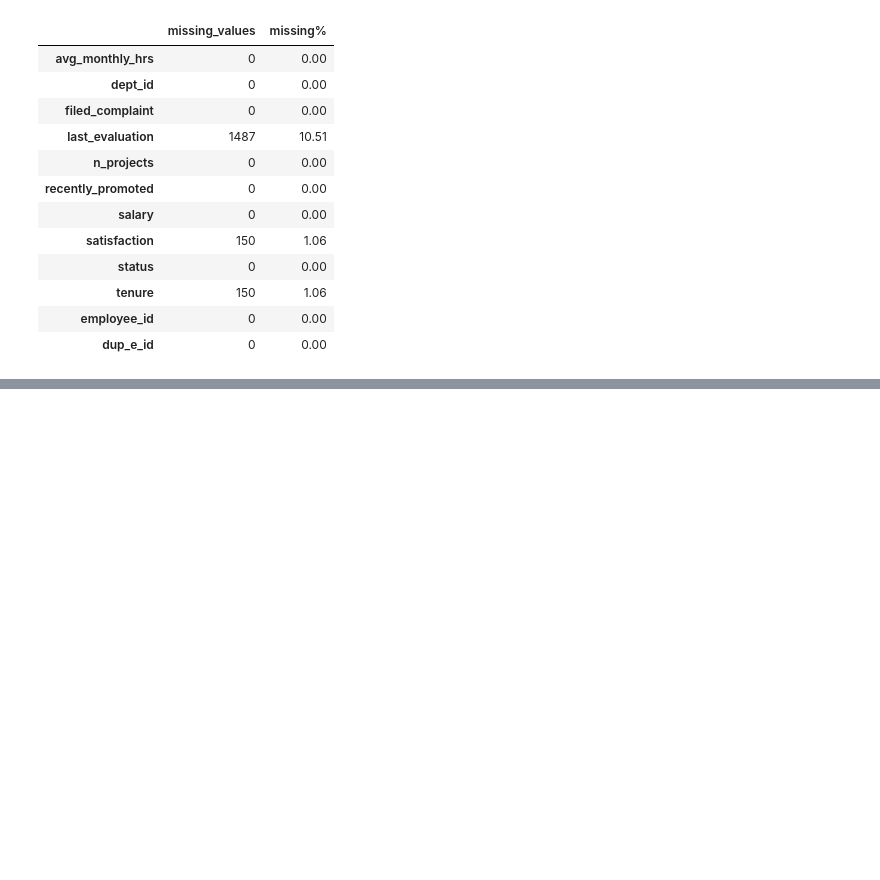
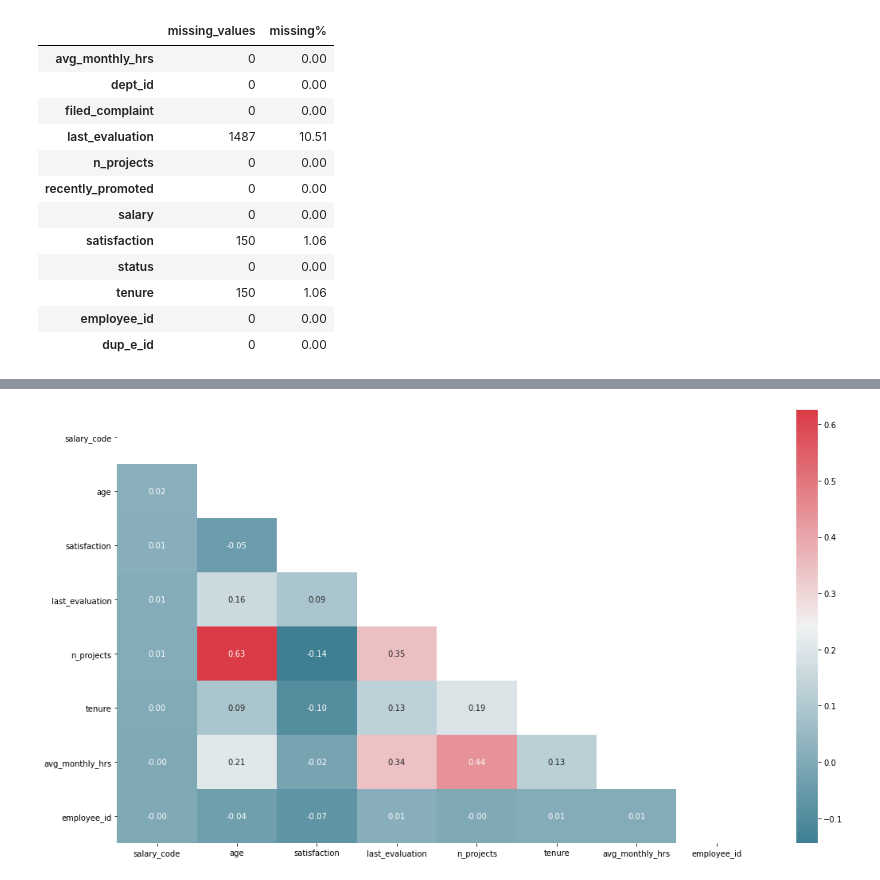
Before and after one commit to rupkohli/hr_advisories, a Jupyter notebook: 02_insaid_project_HR.ipynb, the cells around one changed output, grey strips where cells are left out. Saved outputs shown, nothing was run; the diff lists cells and outputs as text; code cells hidden in the pictures; blank space fills up the shorter version.

```diff
--- a/02_insaid_project_HR.ipynb
+++ b/02_insaid_project_HR.ipynb
@@ -617,0 +765,4 @@ employee_data[employee_data['department']=='D00-TP'] #drop 'department']=='D00-T
+# %%
+df_merge.salary = pd.Categorical(df_merge.salary)
+df_merge['salary_code'] = df_merge.salary.cat.codes
+df_merge.head(10)
@@ -617,0 +781,13 @@ employee_data[employee_data['department']=='D00-TP'] #drop 'department']=='D00-T
+# %%
+corr = df_merge.corr()
+top_corr_cols = corr.salary_code.sort_values(ascending=False).keys()
+top_corr = corr.loc[top_corr_cols, top_corr_cols]
+dropSelf = np.zeros_like(top_corr)
+dropSelf[np.triu_indices_from(dropSelf)] = True
+plt.figure(figsize=(18, 10))
+sns.heatmap(top_corr, cmap=sns.diverging_palette(220, 10, as_cmap=True), annot=True, fmt=".2f", mask=dropSelf)
+sns.set(font_scale=1.5)
+plt.show()
+del corr, dropSelf, top_corr
+# %% [output]
+[figure, added]
```
Also changed, not shown: parts of 28 cells of this notebook.
